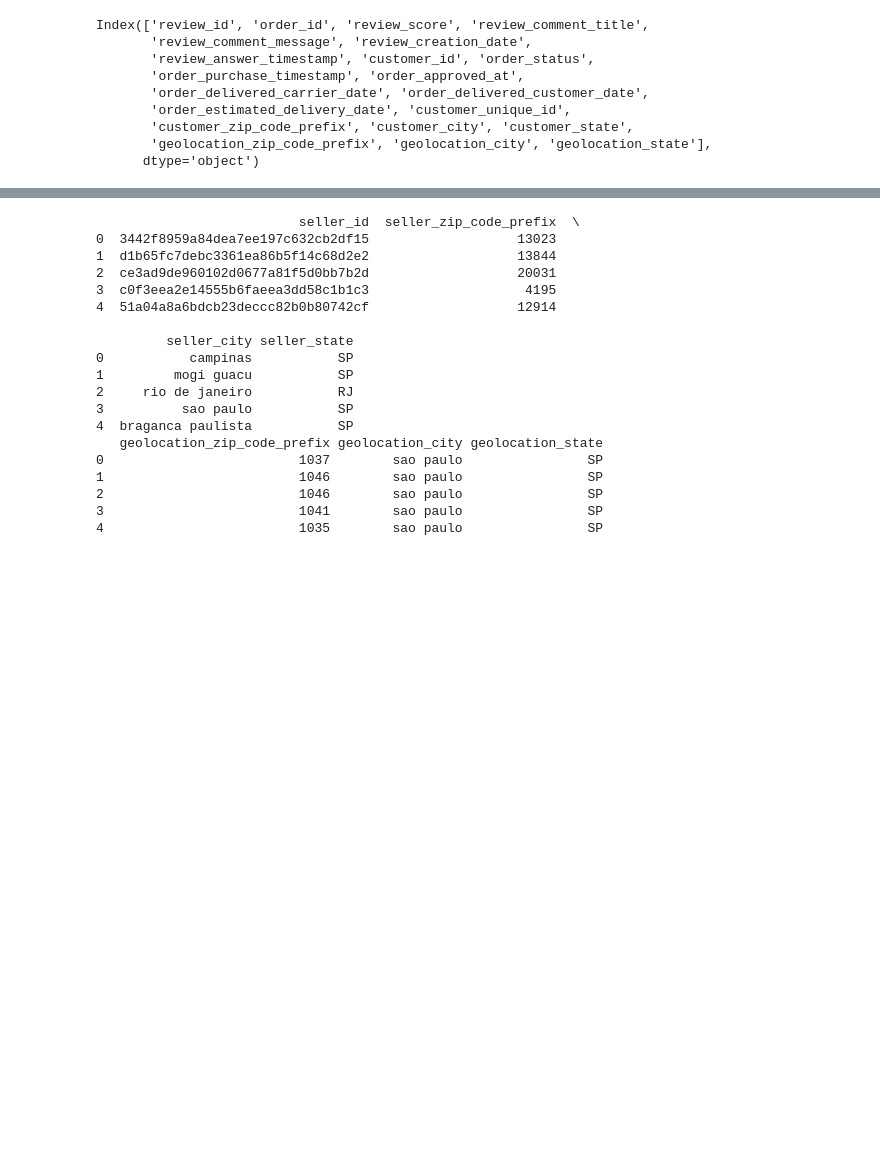
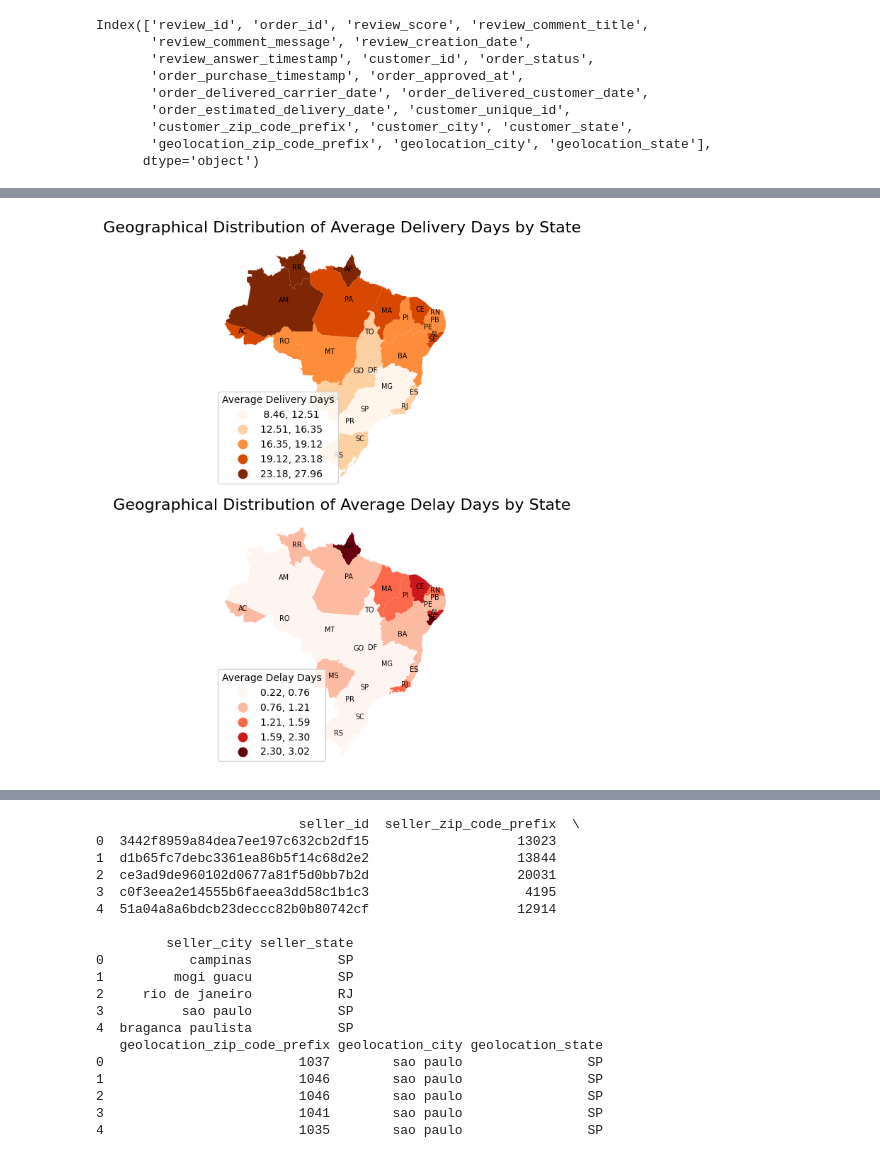
Before and after one commit to cchen744/olist-regional-customer-experience-analysis, a Jupyter notebook: 01_data_overview.ipynb, the cells around one changed output, grey strips where cells are left out. Saved outputs shown, nothing was run; the diff lists cells and outputs as text; code cells hidden in the pictures; blank space fills up the shorter version.

```diff
--- a/01_data_overview.ipynb
+++ b/01_data_overview.ipynb
@@ -296,0 +301,19 @@ review_state_df
+# %%
+from pandas.core.tools.datetimes import to_datetime
+
+final_df['order_approved_at'] = pd.to_datetime(final_df['order_approved_at'])
+final_df['order_purchase_timestamp'] = pd.to_datetime(final_df['order_purchase_timestamp'])
+final_df['order_delivered_customer_date'] = pd.to_datetime(final_df['order_delivered_customer_date'])
+final_df['order_estimated_delivery_date'] = pd.to_datetime(final_df['order_estimated_delivery_date'])
+
+# approved_duration = order_approved_at - order_purchase_timestamp (hours)
+final_df['approved_duration_hours'] = (final_df['order_approved_at'] - final_df['order_purchase_timestamp']).dt.total_seconds() / 3600
+
+# order_duration = order_delievered_customer_date - order_purchase_timestamp (days)
+final_df['delivery_days'] = (final_df['order_delivered_customer_date'] - final_df['order_purchase_timestamp']).dt.days
+
+# late_delievery = (order_delivered_customer_date > order_estimated_delievery_date)
+final_df['late_delievery'] = (final_df['order_delivered_customer_date'] > final_df['order_estimated_delivery_date'])
+
+# delay_days = (order_delivered_customer_date - order_estimated_delievery_date) if 'late_delievery' else 0
+final_df['delay_days'] = np.where(final_df['late_delievery'], (final_df['order_delivered_customer_date']- final_df['order_estimated_delivery_date']).dt.days, 0)
@@ -296,0 +395,61 @@ review_state_df
+# %%
+# Geovisualization of delievery days and delay days
+delivery_gdf = gdf.merge(final_df.groupby('geolocation_state')['delivery_days'].mean().reset_index(),
+                         left_on='sigla', right_on='geolocation_state', how='left')
+delay_gdf = gdf.merge(final_df.groupby('geolocation_state')['delay_days'].mean().reset_index(),
+                      left_on='sigla', right_on='geolocation_state', how='left')
+
+fig, ax = plt.subplots(2, figsize=(12, 8))
+
+delivery_gdf.plot(
+    column='delivery_days', # Corrected column name
+    cmap='Oranges',
+    scheme="NaturalBreaks",
+    k=5,
+    legend=True,
+    ax=ax[0], # Plot on the first axis
+    legend_kwds={'title': 'Average Delivery Days'})
+
+delay_gdf.plot(
+    column='delay_days', # Corrected column name
+    cmap='Reds',
+    scheme="NaturalBreaks",
+    k=5,
+    legend=True,
+    ax=ax[1], # Plot on the second axis
+    legend_kwds={'title': 'Average Delay Days'})
+
+# Create 'label_point' for both GeoDataFrames before iterating
+delivery_gdf["label_point"] = delivery_gdf.geometry.representative_point()
+delay_gdf["label_point"] = delay_gdf.geometry.representative_point()
+
+# Loop for labels on the first subplot (delivery days)
+for _, row in delivery_gdf.iterrows():
+    ax[0].text(
+        row["label_point"].x,
+        row["label_point"].y,
+        row["sigla"],
+        fontsize=7,
+        ha="center"
+    )
+
+# Loop for labels on the second subplot (delay days)
+for _, row in delay_gdf.iterrows():
+    ax[1].text(
+        row["label_point"].x,
+        row["label_point"].y,
+        row["sigla"],
+        fontsize=7,
+        ha="center"
+    )
+
+ax[0].set_title('Geographical Distribution of Average Delivery Days by State', fontsize=16)
+ax[0].set_axis_off()
+
+ax[1].set_title('Geographical Distribution of Average Delay Days by State', fontsize=16)
+ax[1].set_axis_off()
+
+plt.tight_layout()
+plt.show()
+# %% [output]
+[figure, added]
```
Also changed, not shown: parts of 22 cells of this notebook.
